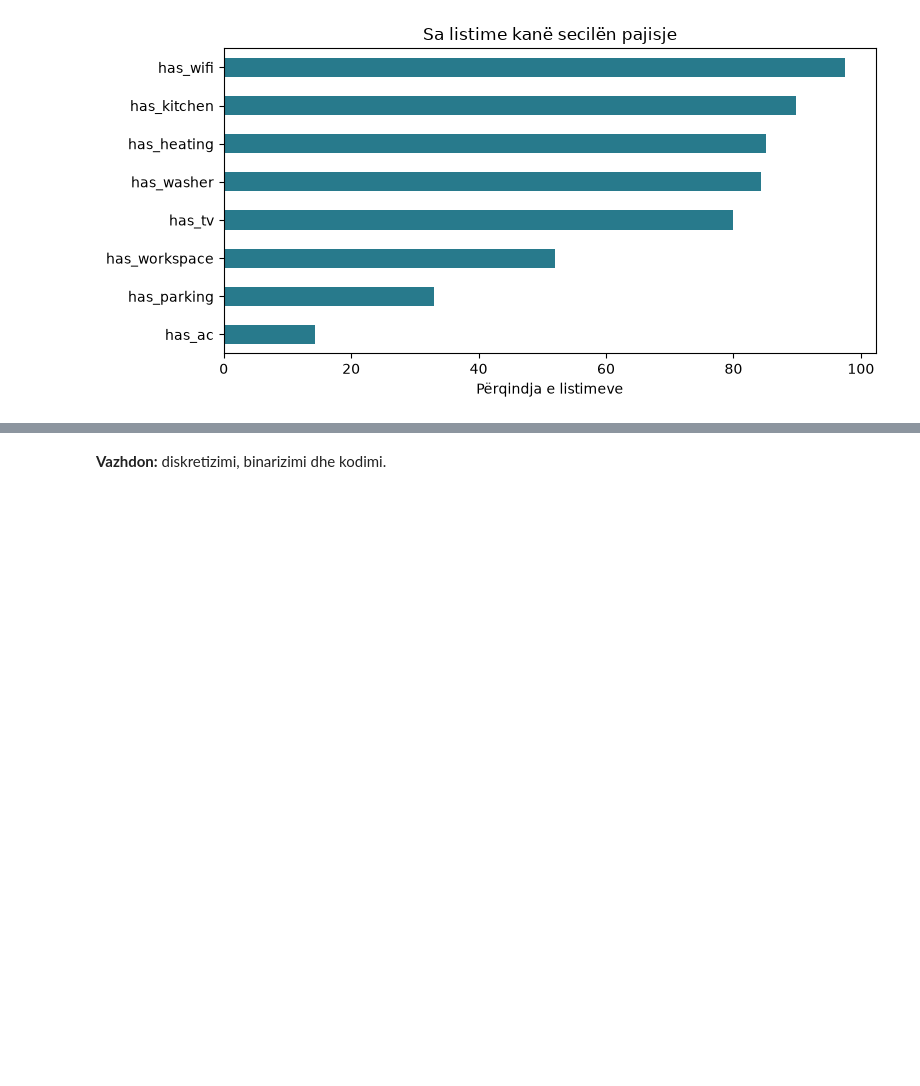
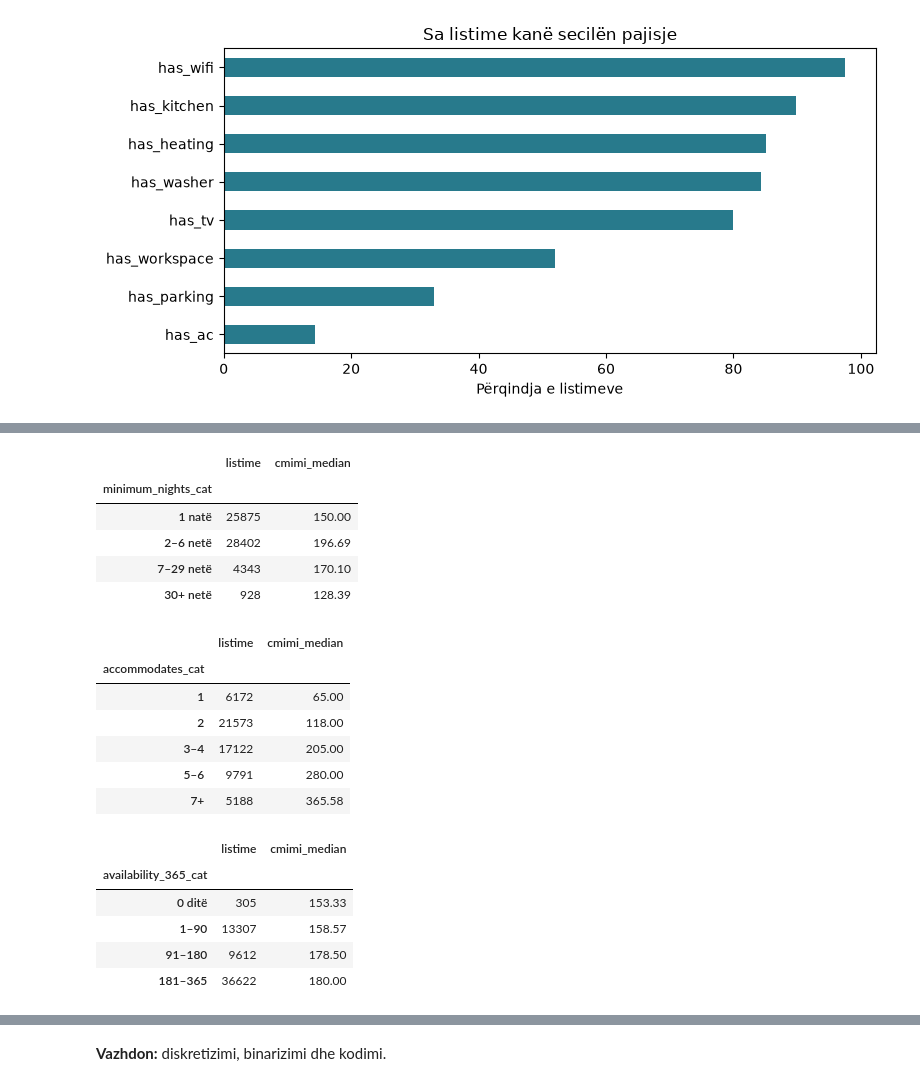
Before and after one commit to yllkeberisha/pvdh_group_10, a Jupyter notebook: notebooks/03_krijimi_vetive_dhe_kodimi.ipynb, the cells around one changed output, grey strips where cells are left out. Drawn from its saved outputs; the diff is of its cells as text; code cells hidden in the pictures; blank space fills up the shorter version.

```diff
--- a/notebooks/03_krijimi_vetive_dhe_kodimi.ipynb
+++ b/notebooks/03_krijimi_vetive_dhe_kodimi.ipynb
@@ -269,0 +328,23 @@ plt.show()
+# %%
+for col in DOMAIN_BINS:
+    display(df.groupby(f"{col}_cat", observed=True)["price"].agg(listime="size", cmimi_median="median").round(2))
+# %% [output]
+|  | listime | cmimi_median |
+| minimum_nights_cat |  |  |
+| 1 natë | 25875 | 150.00 |
+| 2–6 netë | 28402 | 196.69 |
+| 7–29 netë | 4343 | 170.10 |
+| 30+ netë | 928 | 128.39 |
+|  | listime | cmimi_median |
+| accommodates_cat |  |  |
+| 1 | 6172 | 65.00 |
+| 2 | 21573 | 118.00 |
+| 3–4 | 17122 | 205.00 |
+| 5–6 | 9791 | 280.00 |
+| 7+ | 5188 | 365.58 |
+|  | listime | cmimi_median |
+| availability_365_cat |  |  |
+| 0 ditë | 305 | 153.33 |
+| 1–90 | 13307 | 158.57 |
+| 91–180 | 9612 | 178.50 |
+| 181–365 | 36622 | 180.00 |
```
Also changed, not shown: parts of 5 cells of this notebook.
